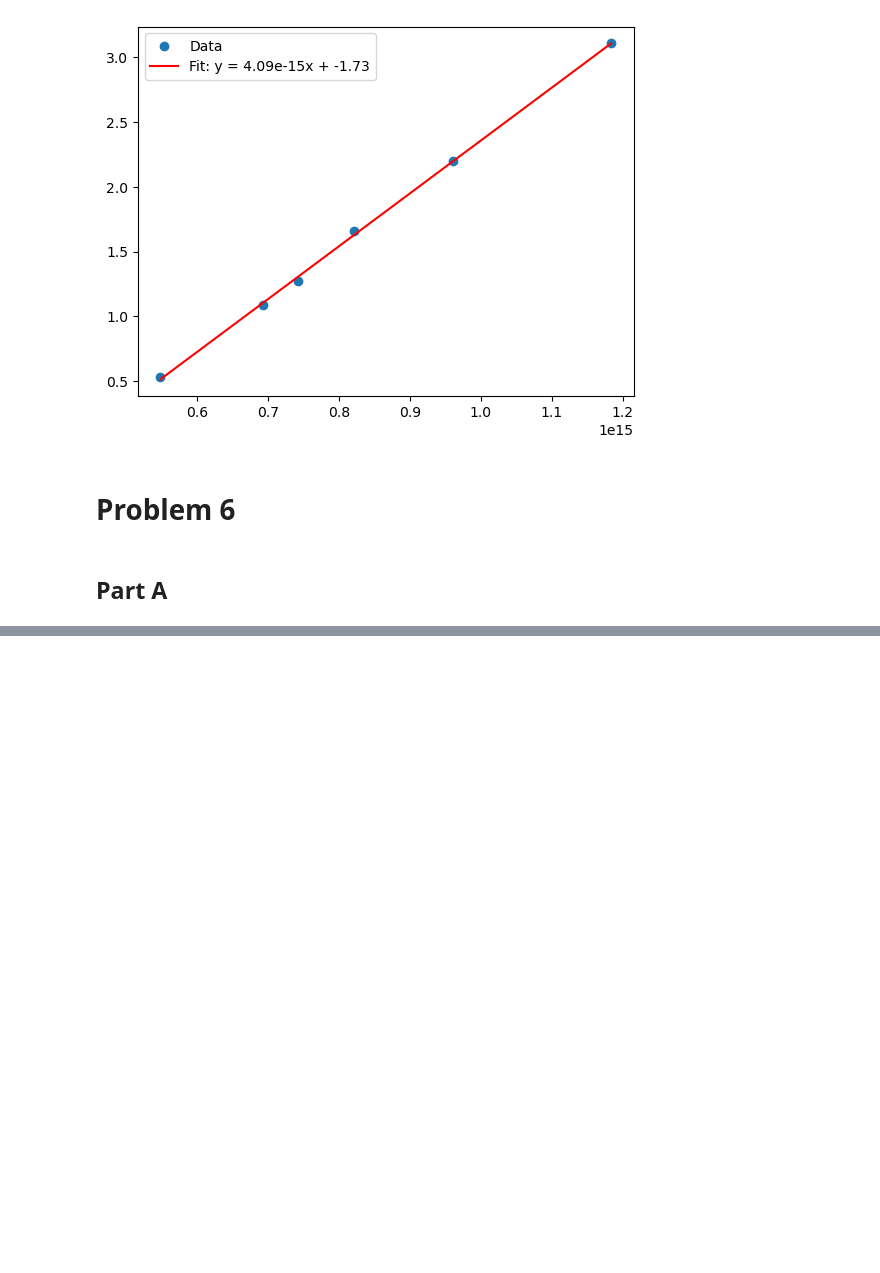
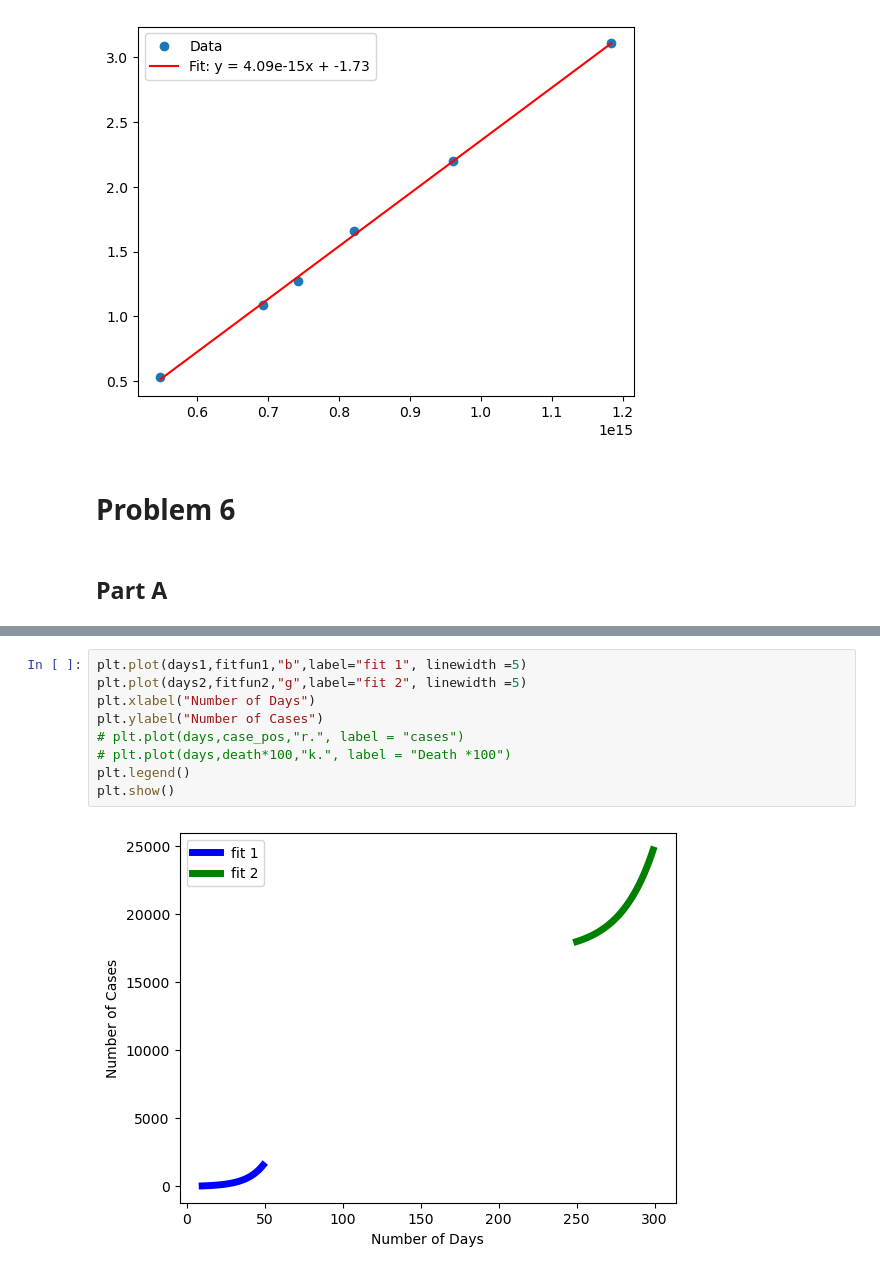
Before and after one commit to jifranco/phys4102, a Jupyter notebook: Code 2 Homework.ipynb, the cells around one changed output, grey strips where cells are left out. Saved outputs shown, nothing was run; the diff lists cells and outputs as text; blank space fills up the shorter version.

```diff
--- a/Code 2 Homework.ipynb
+++ b/Code 2 Homework.ipynb
@@ -437,0 +443,11 @@ plt.show()
+# %%
+plt.plot(days1,fitfun1,"b",label="fit 1", linewidth =5)
+plt.plot(days2,fitfun2,"g",label="fit 2", linewidth =5)
+plt.xlabel("Number of Days")
+plt.ylabel("Number of Cases")
+# plt.plot(days,case_pos,"r.", label = "cases")
+# plt.plot(days,death*100,"k.", label = "Death *100")
+plt.legend()
+plt.show()
+# %% [output]
+[figure, added]
```
Also changed, not shown: parts of 3 cells of this notebook.
